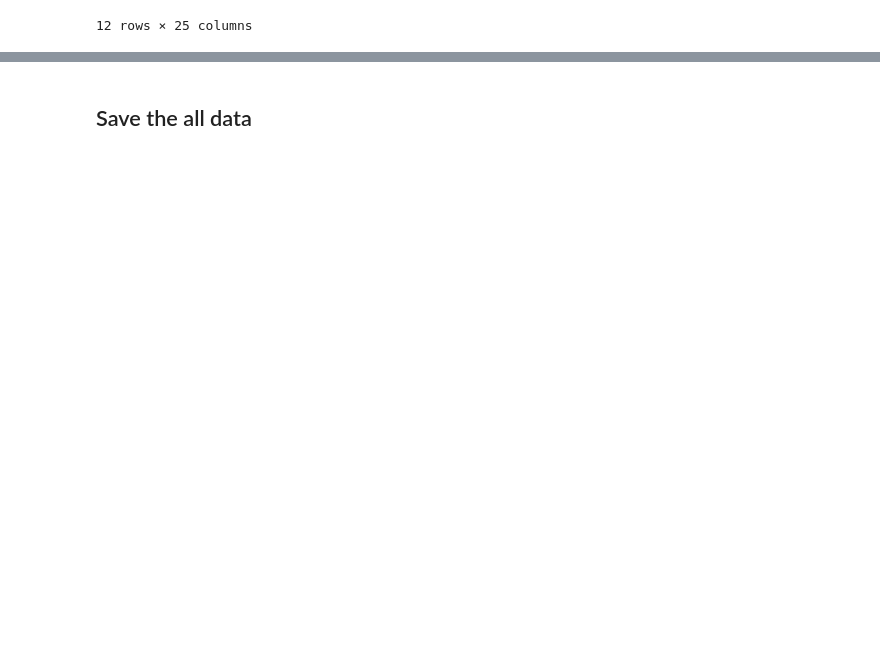
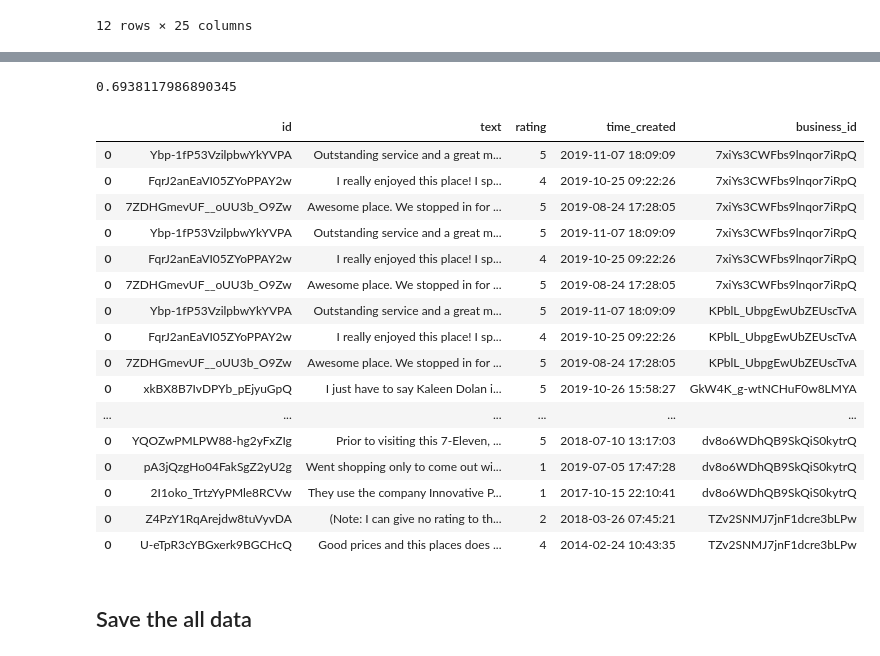
Before and after one commit to adr1anh/DeepDish, a Jupyter notebook: Food Inspection_adrian.ipynb, the cells around one changed output, grey strips where cells are left out. Saved outputs shown, nothing was run; the diff lists cells and outputs as text; code cells hidden in the pictures; blank space fills up the shorter version.

```diff
--- a/Food Inspection_adrian.ipynb
+++ b/Food Inspection_adrian.ipynb
@@ -171,3 +226,29 @@ df = yelp_df[yelp_df['id'].notnull()].merge(scrapped,on='id')
+# %%
+# Get number of matched businesses
+
+len(yelp_df[yelp_df['matches'] > 0])/len(yelp_df[yelp_df['matches'] >= 0])
+# %% [output]
+0.6938117986890345
+# %%
+reviews
+# %% [output]
+|  | id | text | rating | time_created | business_id |
+| 0 | Ybp-1fP53VzilpbwYkYVPA | Outstanding service and a great m... | 5 | 2019-11-07 18:09:09 | 7xiYs3CWFbs9lnqor7iRpQ |
+| 0 | FqrJ2anEaVI05ZYoPPAY2w | I really enjoyed this place! I sp... | 4 | 2019-10-25 09:22:26 | 7xiYs3CWFbs9lnqor7iRpQ |
+| 0 | 7ZDHGmevUF__oUU3b_O9Zw | Awesome place. We stopped in for ... | 5 | 2019-08-24 17:28:05 | 7xiYs3CWFbs9lnqor7iRpQ |
+| 0 | Ybp-1fP53VzilpbwYkYVPA | Outstanding service and a great m... | 5 | 2019-11-07 18:09:09 | 7xiYs3CWFbs9lnqor7iRpQ |
+| 0 | FqrJ2anEaVI05ZYoPPAY2w | I really enjoyed this place! I sp... | 4 | 2019-10-25 09:22:26 | 7xiYs3CWFbs9lnqor7iRpQ |
+| 0 | 7ZDHGmevUF__oUU3b_O9Zw | Awesome place. We stopped in for ... | 5 | 2019-08-24 17:28:05 | 7xiYs3CWFbs9lnqor7iRpQ |
+| 0 | Ybp-1fP53VzilpbwYkYVPA | Outstanding service and a great m... | 5 | 2019-11-07 18:09:09 | KPblL_UbpgEwUbZEUscTvA |
+| 0 | FqrJ2anEaVI05ZYoPPAY2w | I really enjoyed this place! I sp... | 4 | 2019-10-25 09:22:26 | KPblL_UbpgEwUbZEUscTvA |
+| 0 | 7ZDHGmevUF__oUU3b_O9Zw | Awesome place. We stopped in for ... | 5 | 2019-08-24 17:28:05 | KPblL_UbpgEwUbZEUscTvA |
+| 0 | xkBX8B7IvDPYb_pEjyuGpQ | I just have to say Kaleen Dolan i... | 5 | 2019-10-26 15:58:27 | GkW4K_g-wtNCHuF0w8LMYA |
+| ... | ... | ... | ... | ... | ... |
+| 0 | YQOZwPMLPW88-hg2yFxZIg | Prior to visiting this 7-Eleven, ... | 5 | 2018-07-10 13:17:03 | dv8o6WDhQB9SkQiS0kytrQ |
+| 0 | pA3jQzgHo04FakSgZ2yU2g | Went shopping only to come out wi... | 1 | 2019-07-05 17:47:28 | dv8o6WDhQB9SkQiS0kytrQ |
+| 0 | 2I1oko_TrtzYyPMle8RCVw | They use the company Innovative P... | 1 | 2017-10-15 22:10:41 | dv8o6WDhQB9SkQiS0kytrQ |
+| 0 | Z4PzY1RqArejdw8tuVyvDA | (Note: I can give no rating to th... | 2 | 2018-03-26 07:45:21 | TZv2SNMJ7jnF1dcre3bLPw |
+| 0 | U-eTpR3cYBGxerk9BGCHcQ | Good prices and this places does ... | 4 | 2014-02-24 10:43:35 | TZv2SNMJ7jnF1dcre3bLPw |
 # %% [markdown]
 ## Save the all data
 # %%
```
Also changed, not shown: parts of 7 cells of this notebook, 1 other file.
